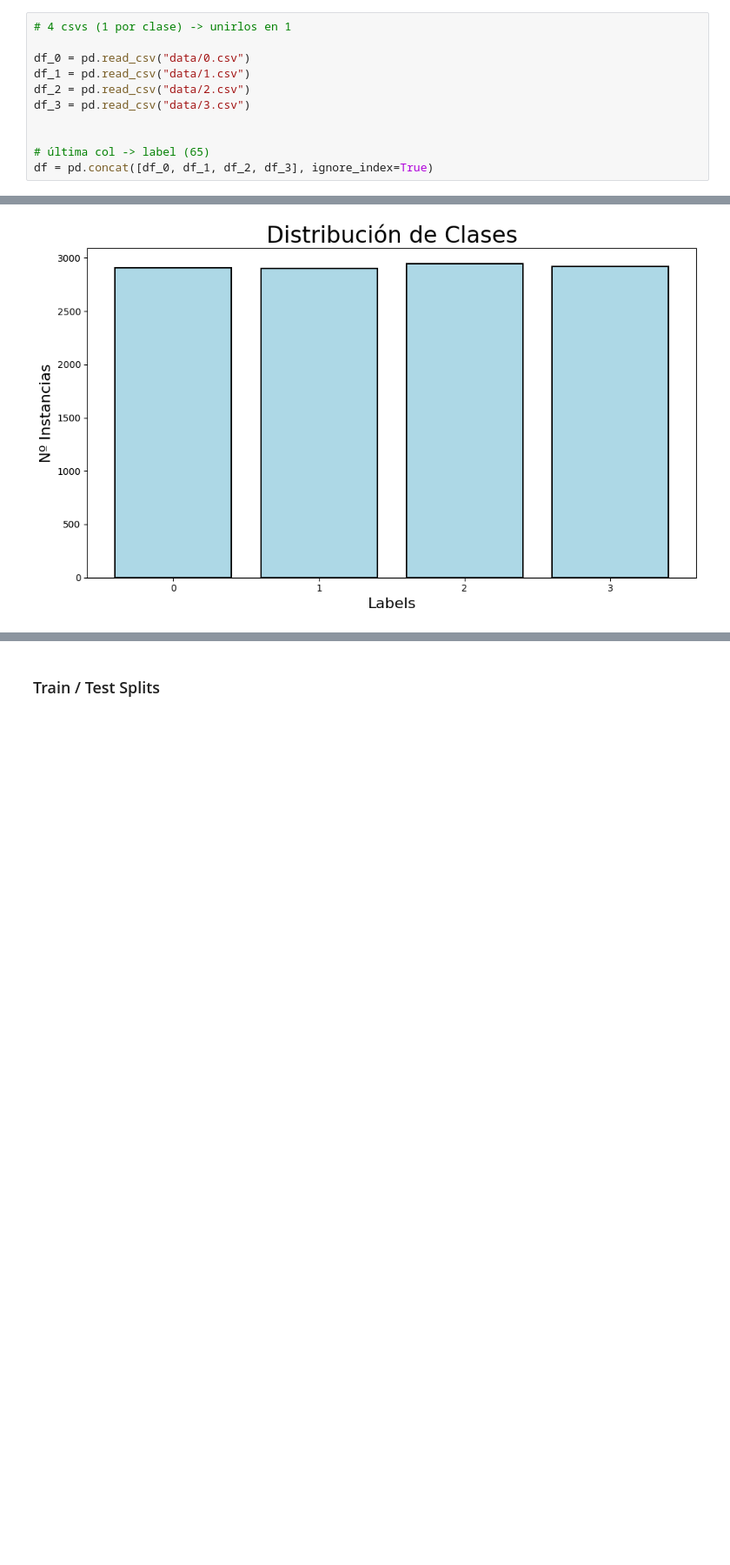
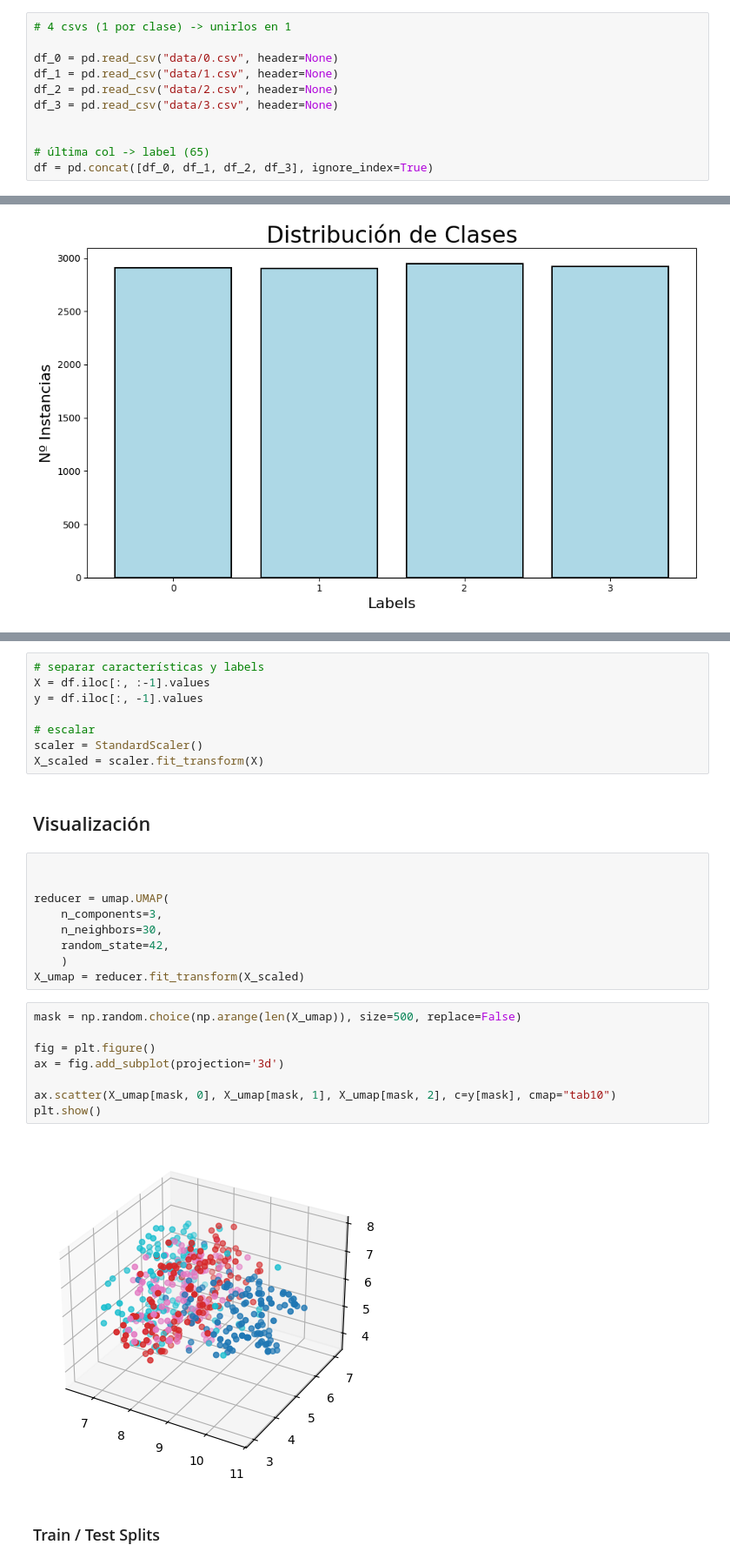
Before and after one commit to jfpm10-ua/Proyecto-AA-EMG_sensors, a Jupyter notebook: clasificadores.ipynb, the cells around one changed output, grey strips where cells are left out. Shown at 87% size. Drawn from its saved outputs; the diff is of its cells as text; blank space fills up the shorter version.

```diff
--- a/clasificadores.ipynb
+++ b/clasificadores.ipynb
@@ -26,10 +32,10 @@ from sklearn.tree import DecisionTreeClassifier
 # %%
 # 4 csvs (1 por clase) -> unirlos en 1
 
-df_0 = pd.read_csv("data/0.csv")
-df_1 = pd.read_csv("data/1.csv")
-df_2 = pd.read_csv("data/2.csv")
-df_3 = pd.read_csv("data/3.csv")
+df_0 = pd.read_csv("data/0.csv", header=None)
+df_1 = pd.read_csv("data/1.csv", header=None)
+df_2 = pd.read_csv("data/2.csv", header=None)
+df_3 = pd.read_csv("data/3.csv", header=None)
 
 
 # última col -> label (65)
@@ -58,3 +66,32 @@ plt.show()
+# %%
+# separar características y labels
+X = df.iloc[:, :-1].values
+y = df.iloc[:, -1].values
+
+# escalar
+scaler = StandardScaler()
+X_scaled = scaler.fit_transform(X)
+# %% [markdown]
+## Visualización
+# %%
+
+
+reducer = umap.UMAP(
+    n_components=3,
+    n_neighbors=30,
+    random_state=42,
+    )
+X_umap = reducer.fit_transform(X_scaled)
+# %%
+mask = np.random.choice(np.arange(len(X_umap)), size=500, replace=False)
+
+fig = plt.figure()
+ax = fig.add_subplot(projection='3d')
+
+ax.scatter(X_umap[mask, 0], X_umap[mask, 1], X_umap[mask, 2], c=y[mask], cmap="tab10")
+plt.show()
+# %% [output]
+[figure, added]
 # %% [markdown]
 ### Train / Test Splits
 # %%
```
Also changed, not shown: parts of 6 cells of this notebook.
